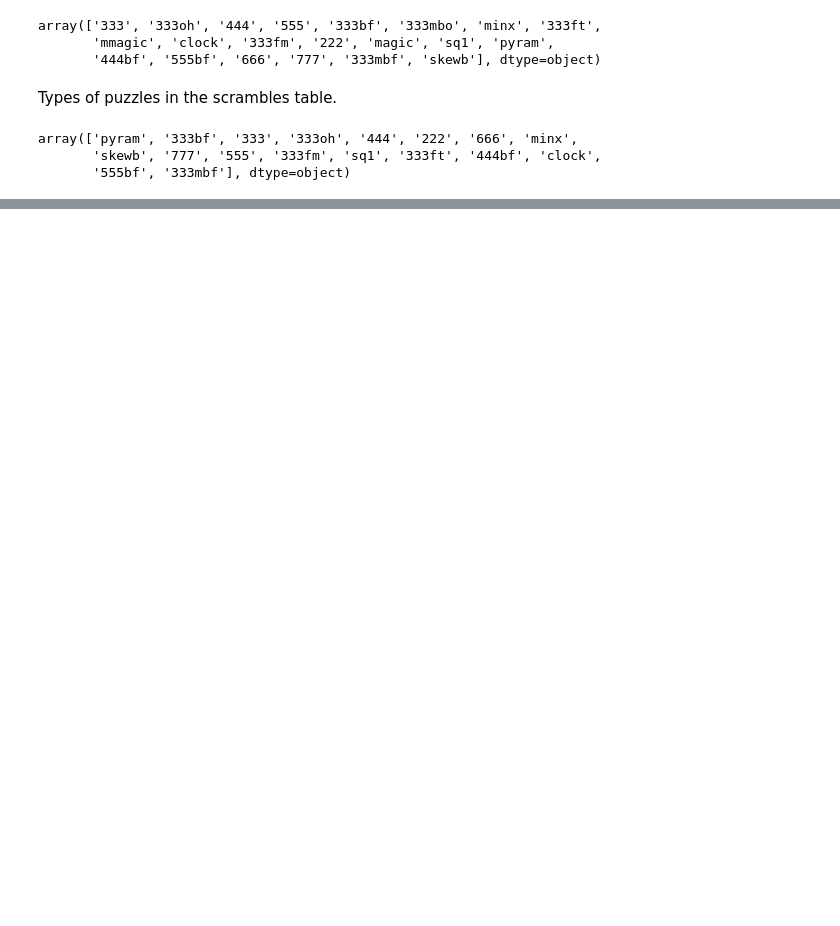
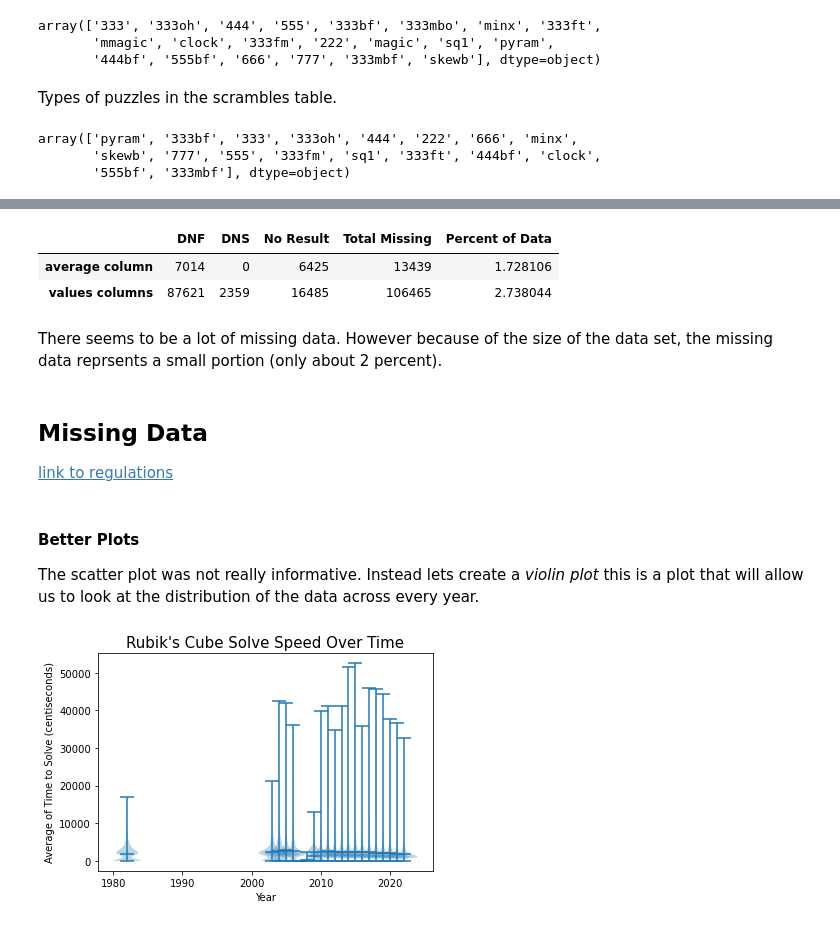
Before and after one commit to Camelot314/rubiks_analysis, a Jupyter notebook: rubicks_cubes.ipynb, the cells around one changed output, grey strips where cells are left out. Cells and saved outputs as stored; diff of their text form; code cells hidden in the pictures; blank space fills up the shorter version.

```diff
--- a/rubicks_cubes.ipynb
+++ b/rubicks_cubes.ipynb
@@ -183,0 +277,72 @@ scrambles_frame = scrambles_frame[scrambles_frame['eventId'] == '333']
+# %%
+# looking at the data in the column 'average'
+
+# encoding for the types of missing values
+missing_values = {'DNF' : -1, 'DNS': -2, 'No Result': 0}
+
+# to keep track of missing values in the avg column
+mis_avg_col = {'DNF' : 0, 'DNS': 0, 'No Result': 0}
+
+for key,value in missing_values.items():
+    counts = results_frame['average'].value_counts()
+    if value in counts:
+        mis_avg_col[key] = counts[value]
+
+# getting totals and percent of total results data
+mis_avg_col['Total Missing'] = sum(mis_avg_col.values())
+mis_avg_col['Percent of Data'] = 100 * mis_avg_col['Total Missing'] / len(results_frame)
+
+# # to keep track of missing values in columns value1, value2, ...
+mis_val_col = {'DNF' : 0, 'DNS': 0, 'No Result': 0}
+cols_to_check = ['value1', 'value2', 'value3', 'value4', 'value5']
+
+for col in cols_to_check:
+    for key,value in missing_values.items():
+        counts = results_frame[col].value_counts()
+        if value in counts:
+            mis_val_col[key] += counts[value]
+
+# getting totals and percent of total results data
+# Note: there are 5 columns combined (5 times the entries) thats why multiply by 20 instead of 100
+mis_val_col['Total Missing'] = sum(mis_val_col.values())
+mis_val_col['Percent of Data'] = 20 * mis_val_col['Total Missing'] / len(results_frame)
+
+# making table of findings
+missing_counts = pd.DataFrame([mis_avg_col,mis_val_col],
+                              index = ['average column', 'values columns'])
+
+display(missing_counts)
+# %% [output]
+|  | DNF | DNS | No Result | Total Missing | Percent of Data |
+| average column | 7014 | 0 | 6425 | 13439 | 1.728106 |
+| values columns | 87621 | 2359 | 16485 | 106465 | 2.738044 |
+# %% [markdown]
+There seems to be a lot of missing data. However because of the size of the data set, the missing data reprsents a small portion (only about 2 percent).
+# %% [markdown]
+## Missing Data
+
+[link to regulations](https://www.worldcubeassociation.org/regulations/guidelines.html#article-9-events)
+# %% [markdown]
+#### Better Plots
+The scatter plot was not really informative. Instead lets create a *violin plot* this is a plot that will allow us to look at the distribution of the data across every year.
+# %%
+# a function that will make the violin plot
+# the input x need to be an integer (year)
+# the input y is a list of all the values for that year
+def vio_plot(x, y, xlabel, ylabel, title):
+    fig, ax = plt.subplots()
+    ax.violinplot(y, x, widths = 4, showmeans = True)
+    ax.set_xlabel(xlabel)
+    ax.set_ylabel(ylabel)
+    ax.set_title(title)
+# %%
+# setting up the data so we can use the violin plot
+group_by_year = results_frame.groupby('year').agg({'average':list})
+results_list = group_by_year['average'].tolist()
+years = results_frame['year'].unique().tolist()
+
+#plotting
+vio_plot(years, results_list,
+         "Year", "Average of Time to Solve (centiseconds)", "Rubik's Cube Solve Speed Over Time")
+# %% [output]
+[figure, added]
```
Also changed, not shown: parts of 24 cells of this notebook.
